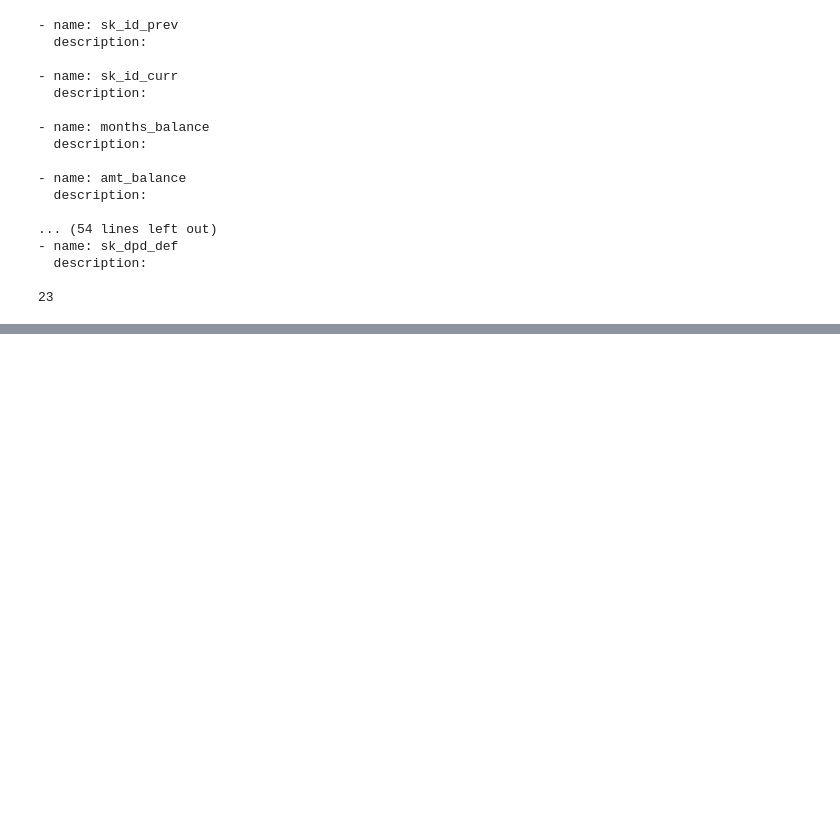
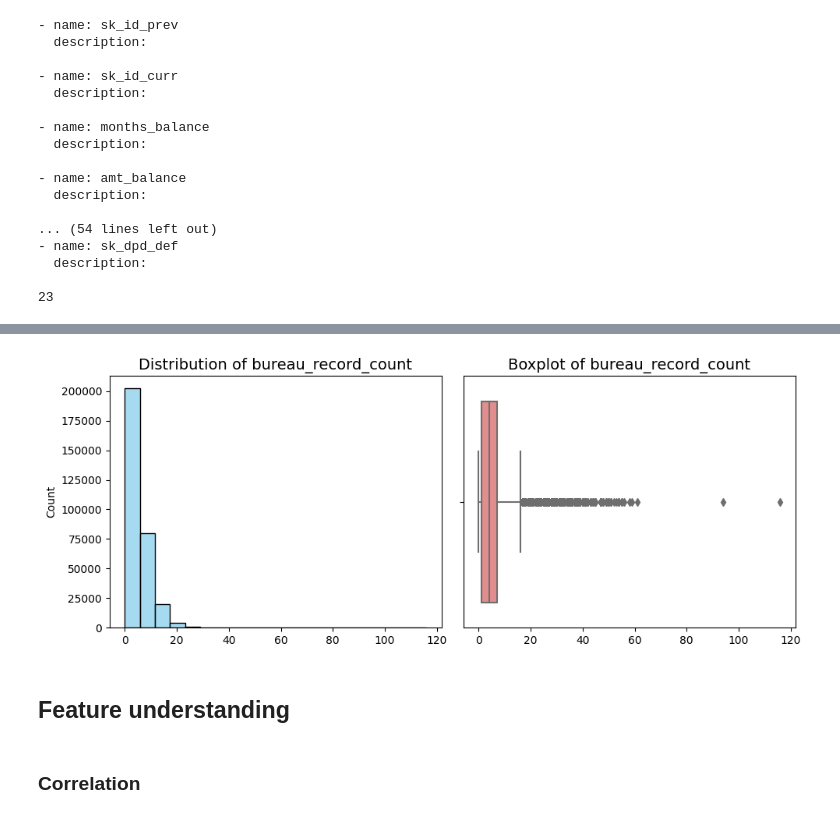
Before and after one commit to GiaKhanhs/home_credit_risk, a Jupyter notebook: notebooks/EDA.ipynb, the cells around one changed output, grey strips where cells are left out. Drawn from its saved outputs; the diff is of its cells as text; code cells hidden in the pictures; blank space fills up the shorter version.

```diff
--- a/notebooks/EDA.ipynb
+++ b/notebooks/EDA.ipynb
@@ -273,0 +663,8 @@ print(count)
+# %%
+visualize_numerical_attribute("bureau_record_count")
+# %% [output]
+[figure, added]
+# %% [markdown]
+## Feature understanding
+# %% [markdown]
+### Correlation
```
Also changed, not shown: parts of 54 cells of this notebook.
